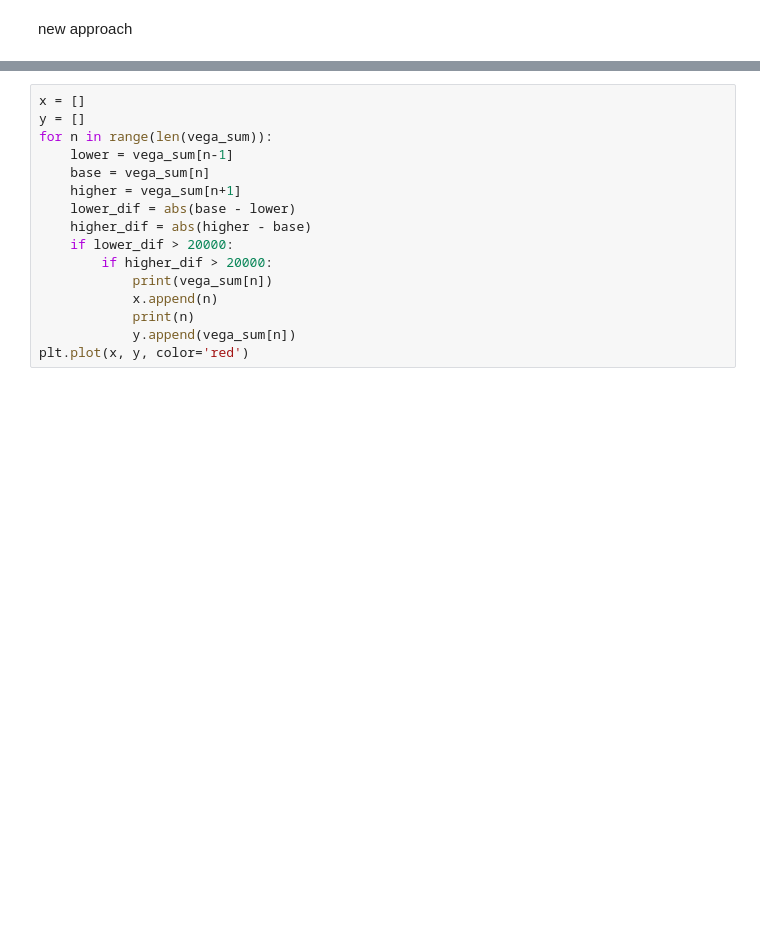
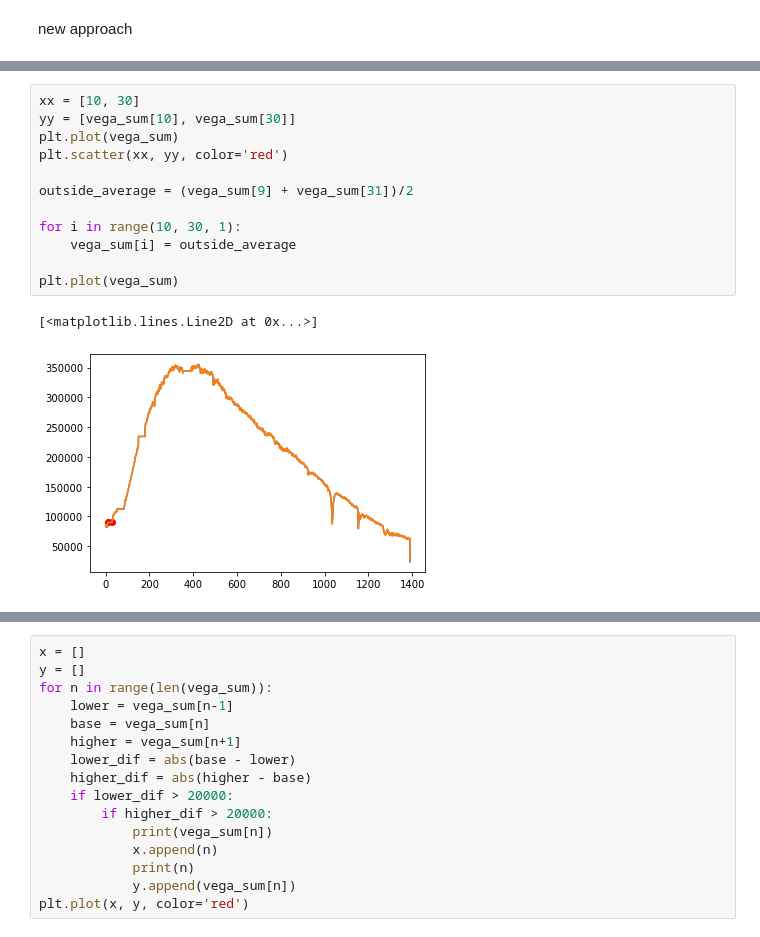
Before and after one commit to Yousousen/solar_physics, a Jupyter notebook: scripts/planckcurven.ipynb, the cells around one changed output, grey strips where cells are left out. Drawn from its saved outputs; the diff is of its cells as text; blank space fills up the shorter version.

```diff
--- a/scripts/planckcurven.ipynb
+++ b/scripts/planckcurven.ipynb
@@ -284,0 +307,15 @@ plt.plot(vega_sum)
+# %%
+xx = [10, 30]
+yy = [vega_sum[10], vega_sum[30]]
+plt.plot(vega_sum)
+plt.scatter(xx, yy, color='red')
+
+outside_average = (vega_sum[9] + vega_sum[31])/2
+
+for i in range(10, 30, 1):
+    vega_sum[i] = outside_average
+
+plt.plot(vega_sum)
+# %% [output]
+[<matplotlib.lines.Line2D at 0x...>]
+[figure, added]
```
Also changed, not shown: parts of 15 cells of this notebook.
